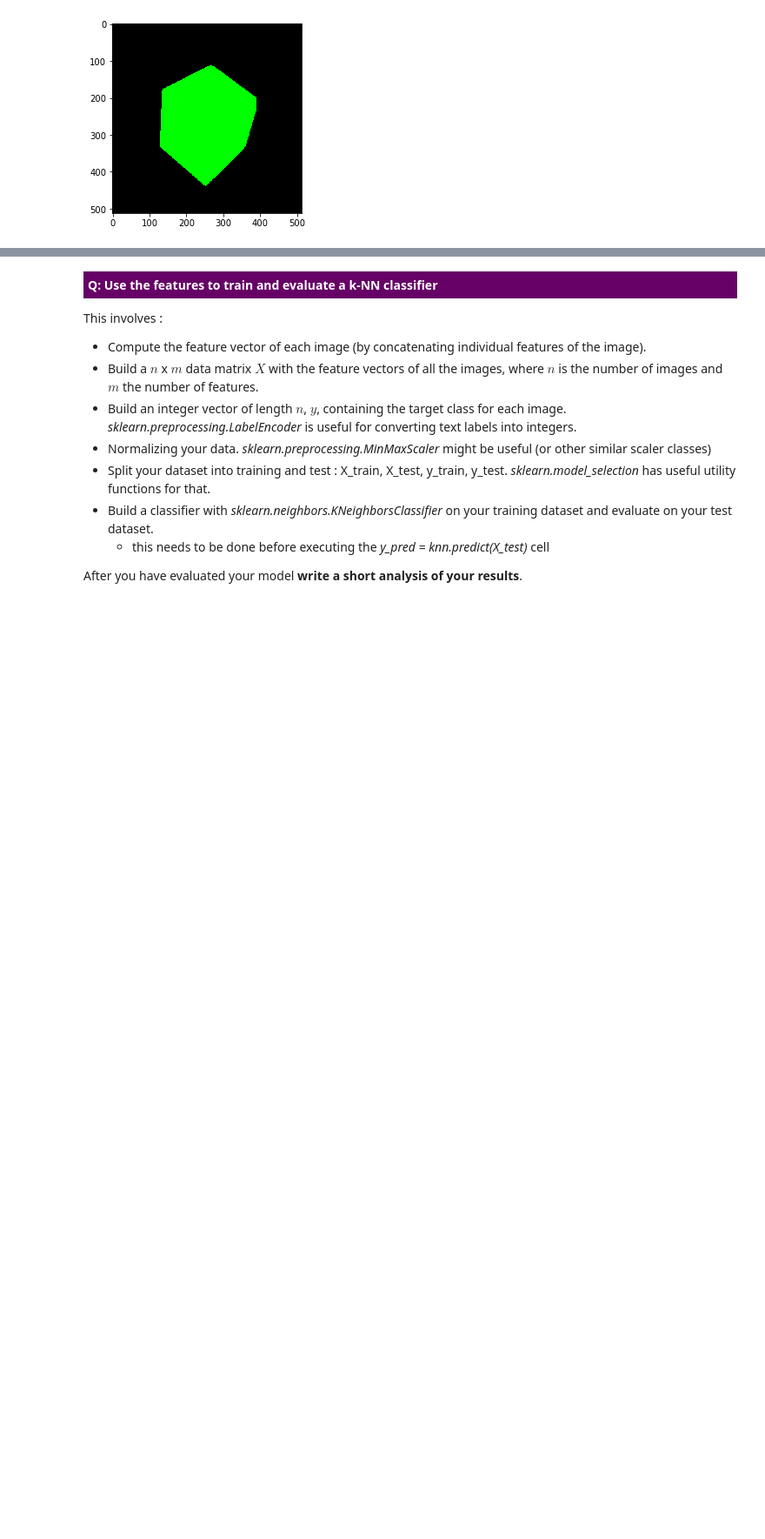
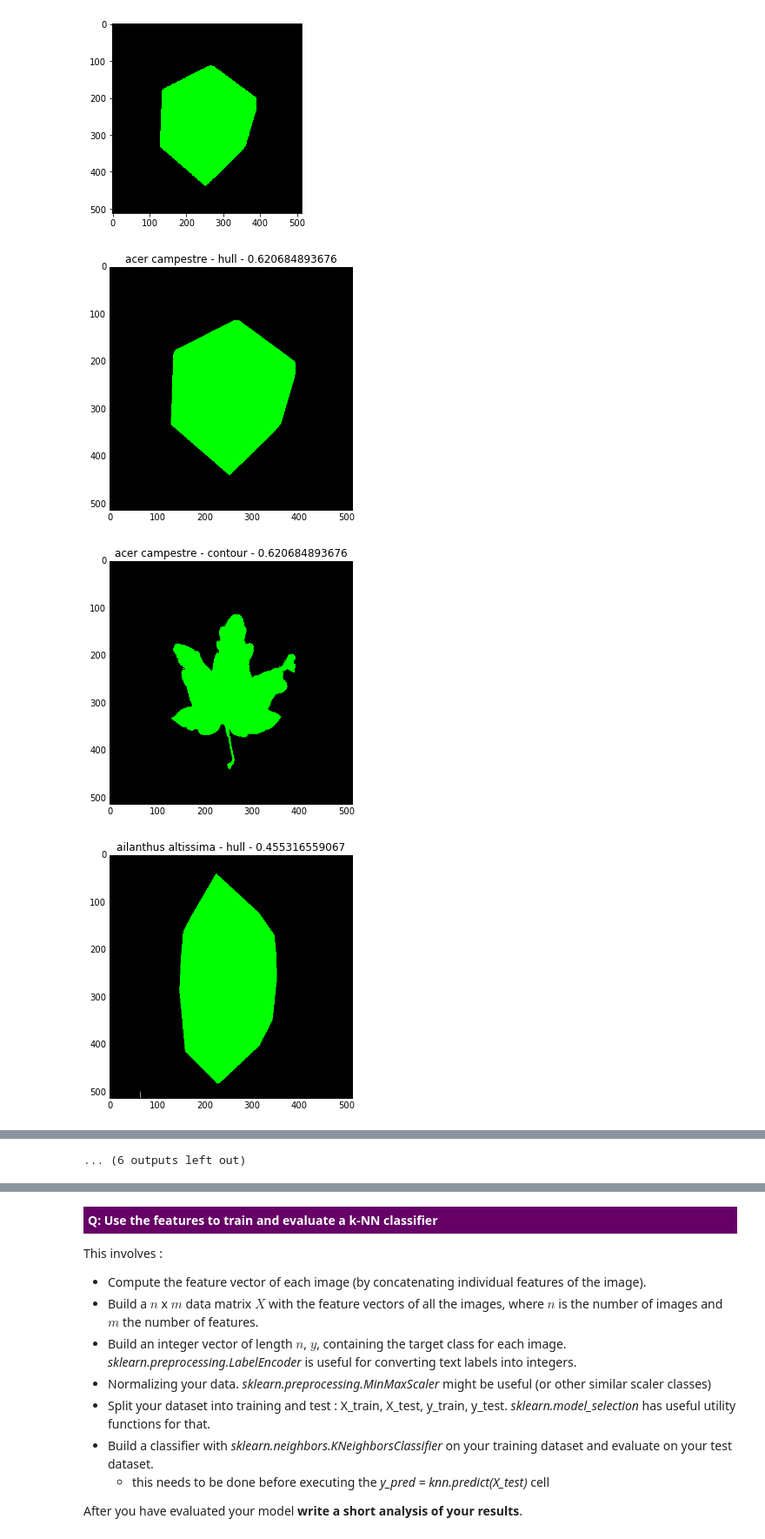
Before and after one commit to mylag/MLBD, a Jupyter notebook: MLBD_lab2/lab2_assignment.ipynb, the cells around one changed output, grey strips where cells are left out. Shown at 87% size. Drawn from its saved outputs; the diff is of its cells as text; code cells hidden in the pictures; blank space fills up the shorter version.

Commit message:
convex hull function

```diff
--- a/MLBD_lab2/lab2_assignment.ipynb
+++ b/MLBD_lab2/lab2_assignment.ipynb
@@ -441,0 +469,47 @@ pl.imshow(vimg)
+# %%
+# MLBD - Labo
+def Convex(img):
+    cnt = extract_contour(img)
+    hull = cv2.convexHull(cnt)
+
+    return cnt,hull
+
+def Ratio_Convex(img):
+    cnt, hull = Convex(img)
+
+    p_cnt = cv2.contourArea(cnt) # get area of cnt
+    p_hull = cv2.contourArea(hull) # get area of hull
+
+    ratio = p_cnt/p_hull # ratio
+
+    return ratio
+# %%
+# MLBD - Labo
+# view ratio (cnt/hull) of an image per class
+categorie=np.unique(meta['classid'])
+examples=[]
+for i, idx in enumerate(categorie):
+    m = meta['classid'] == idx
+
+    id=np.flatnonzero(m)[1]
+
+    img = load_img(meta.iloc[id]['basename'])
+    cnt, hull = Convex(img)
+    ratio= Ratio_Convex(img)
+
+    # view hull
+    plt.figure(figsize=(10,5))
+    vimg = skimage.img_as_ubyte(img)
+    cv2.drawContours(vimg, [hull], 0, (0,255,0), -1)
+    plt.title(idx + " - hull - "+ str(ratio))
+    pl.imshow(vimg)
+    # view contour
+    plt.figure(figsize=(10,5))
+    vimg = skimage.img_as_ubyte(img)
+    cv2.drawContours(vimg, [cnt], 0, (0,255,0), -1)
+    plt.title(idx + " - contour - "+ str(ratio))
+    pl.imshow(vimg)
+# %% [output]
+[figure, added]
+[figure, added]
+[figure, added]
@@ -441,0 +525 @@ pl.imshow(vimg)
+... (6 outputs left out)
```
Also changed, not shown: parts of 13 cells of this notebook.
